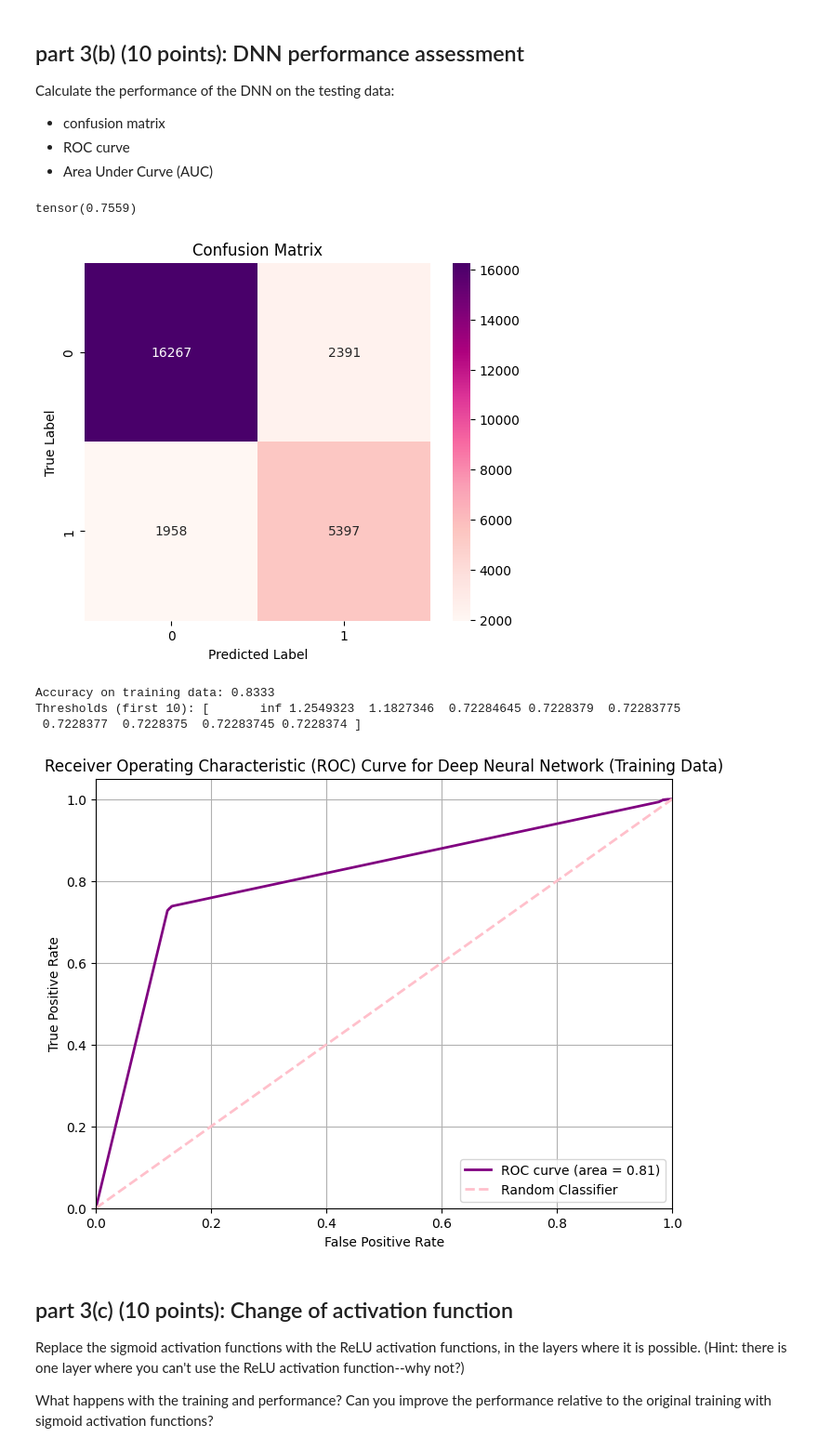
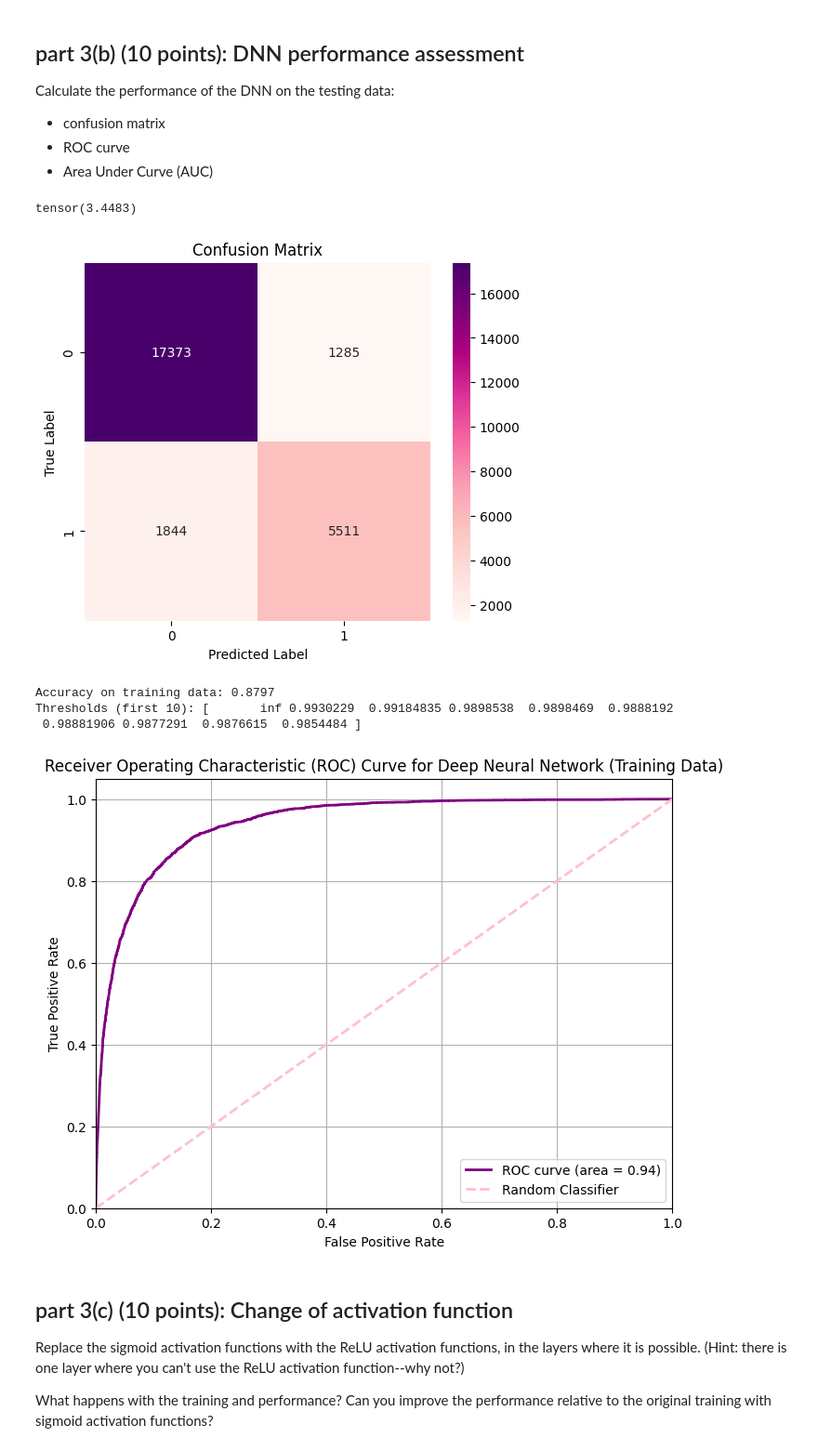
Before and after one commit to lbovet8/phys152-2026, a Jupyter notebook: Exercises/Homework-2.ipynb, the cells around one changed output. Shown at 93% size. Saved outputs shown, nothing was run; the diff lists cells and outputs as text; code cells hidden in the pictures.

```diff
--- a/Exercises/Homework-2.ipynb
+++ b/Exercises/Homework-2.ipynb
@@ -367,18 +355,19 @@ Total data with 104051 elements is separated into 813 bachtes with 128 elements.
 model = nn.Sequential(
     nn.Linear(50, 64),
     nn.Tanh(),
-    nn.Linear(64, 64),
+    nn.Linear(64, 80),
     nn.Tanh(),
-    nn.Linear(64, 64),
+    nn.Linear(80, 64),
     nn.Tanh(),
-    nn.Linear(64, 1)
+    nn.Linear(64, 1),
+    nn.Sigmoid()
 )
 
-criterion = nn.BCEWithLogitsLoss()
-optimizer = optim.SGD(model.parameters(), lr=0.01)
+criterion = nn.BCELoss()
+optimizer = optim.SGD(model.parameters(), lr=0.001)
 
 # training loop
-num_epochs = 80
+num_epochs = 100
 for epoch in range(num_epochs):
     for batch_idx, (data, target) in enumerate(train_loader):
         optimizer.zero_grad()
@@ -414,10 +403,6 @@ Calculate the performance of the DNN on the testing data:
 - ROC curve
 - Area Under Curve (AUC)
 # %%
-import matplotlib.pyplot as plt
-from sklearn.metrics import confusion_matrix
-import seaborn as sns
-
 # Get all predictions
 model.eval()
 all_predictions = []
@@ -443,14 +428,9 @@ plt.ylabel('True Label')
 plt.xlabel('Predicted Label')
 plt.show()
 # %% [output]
-tensor(0.7559)
+tensor(3.4483)
-[figure, old version]
+[figure, new version]
 # %%
-from sklearn.metrics import roc_curve, auc, accuracy_score
-import matplotlib.pyplot as plt
-import torch
-import numpy as np
-
 # Ensure the model is on the correct device (CPU or GPU)
 device = torch.device('cuda' if torch.cuda.is_available() else 'cpu')
 model.to(device)
@@ -463,7 +443,7 @@ all_predictions = []
 
 # Disable gradient calculations for inference
 with torch.no_grad():
-    for data, target in train_loader:
+    for data, target in test_loader:
         data, target = data.to(device), target.to(device)
         output = model(data)
         all_predictions.extend(output.cpu().numpy())
@@ -477,37 +457,37 @@ y_pred_proba = np.array(all_predictions)
 # y_pred_proba will be (N, 1), we need (N,) for roc_curve
 y_pred_proba = y_pred_proba.flatten()
 y_true = y_true.flatten()
 
 # Convert probabilities to binary predictions for accuracy calculation (e.g., threshold at 0.5)
 y_pred_binary = (y_pred_proba > 0.5).astype(int)
 
 # Calculate Accuracy
 accuracy = accuracy_score(y_true, y_pred_binary)
 print(f"Accuracy on training data: {accuracy:.4f}")
 
 # Calculate ROC curve
 fpr, tpr, thresholds = roc_curve(y_true, y_pred_proba)
 roc_auc = auc(fpr, tpr)
 
 print("Thresholds (first 10):", thresholds[:10]) # Print first 10 thresholds, not all
 
 # Plot ROC curve
 plt.figure(figsize=(8, 6))
 plt.plot(fpr, tpr, color='purple', lw=2, label=f'ROC curve (area = {roc_auc:.2f})')
 plt.plot([0, 1], [0, 1], color='pink', lw=2, linestyle='--', label='Random Classifier')
 plt.xlim([0.0, 1.0])
 plt.ylim([0.0, 1.05])
 plt.xlabel('False Positive Rate')
 plt.ylabel('True Positive Rate')
 plt.title('Receiver Operating Characteristic (ROC) Curve for Deep Neural Network (Training Data)')
 plt.legend(loc='lower right')
 plt.grid(True)
 plt.show()
 # %% [output]
-Accuracy on training data: 0.8333
-Thresholds (first 10): [       inf 1.2549323  1.1827346  0.72284645 0.7228379  0.72283775
- 0.7228377  0.7228375  0.72283745 0.7228374 ]
+Accuracy on training data: 0.8797
+Thresholds (first 10): [       inf 0.9930229  0.99184835 0.9898538  0.9898469  0.9888192
+ 0.98881906 0.9877291  0.9876615  0.9854484 ]
-[figure, old version]
+[figure, new version]
 # %% [markdown]
 ## part 3(c) (10 points): Change of activation function
 
```
Also changed, not shown: parts of 13 cells of this notebook.
